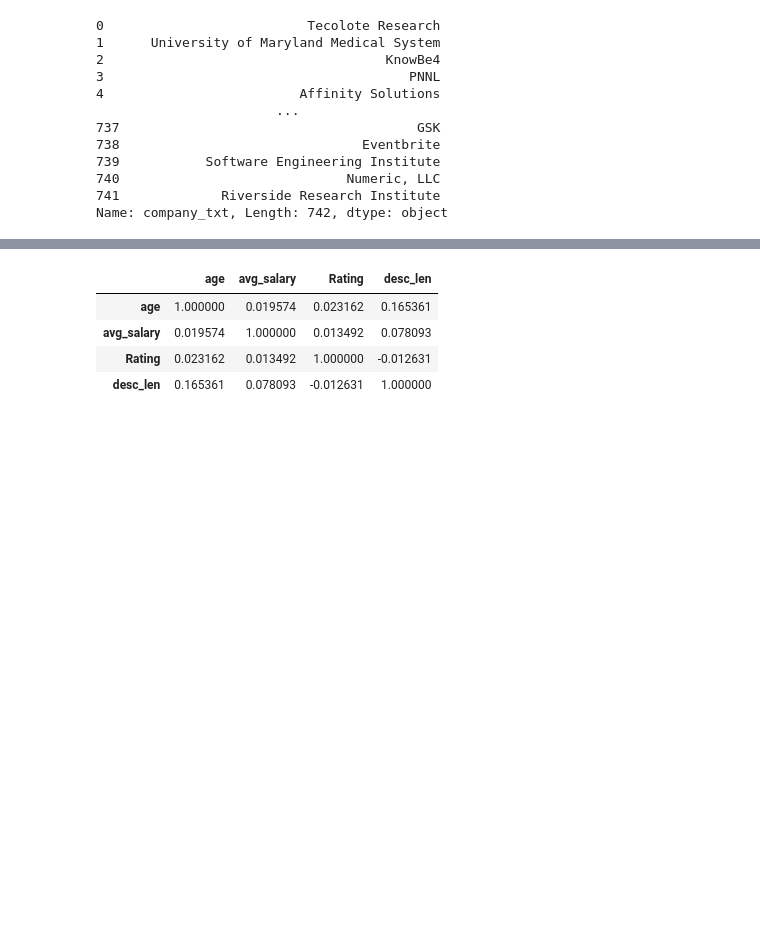
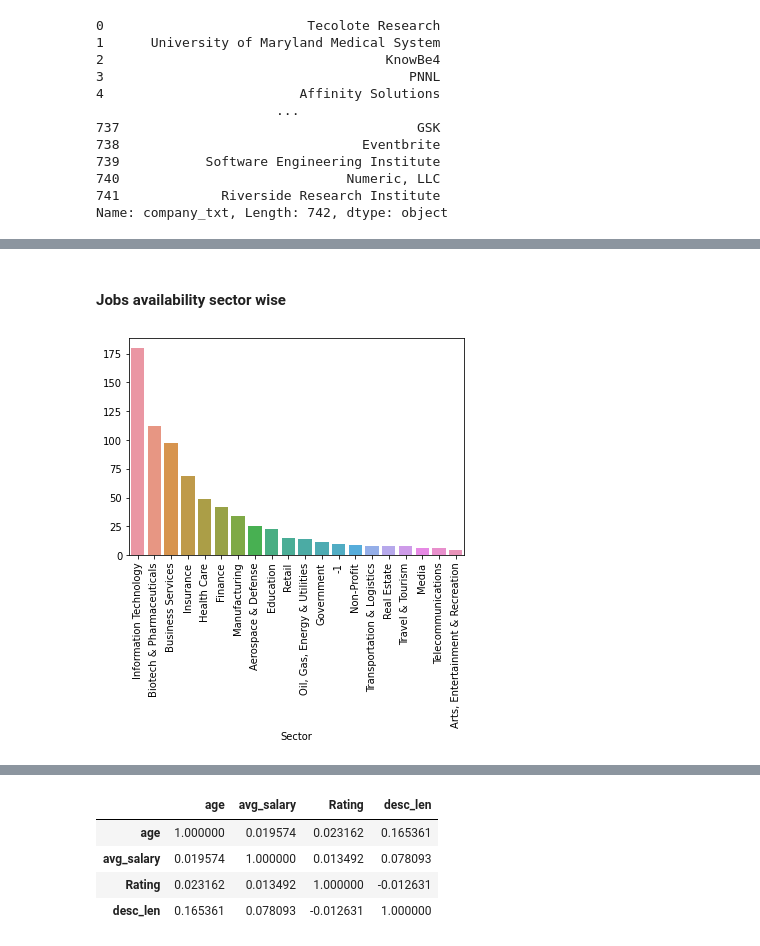
Before and after one commit to onkar33buchke/Python_data-cleaning_and_EDA, a Jupyter notebook: data_EDA.ipynb, the cells around one changed output, grey strips where cells are left out. Saved outputs shown, nothing was run; the diff lists cells and outputs as text; code cells hidden in the pictures; blank space fills up the shorter version.

```diff
--- a/data_EDA.ipynb
+++ b/data_EDA.ipynb
@@ -194,0 +231,13 @@ df.Rating.hist()
+# %% [markdown]
+#### Jobs availability sector wise
+# %%
+sec = df['Sector'].value_counts()[:20]
+
+sns.barplot(x=sec.index,y=sec)
+
+plt.xlabel("Sector")
+plt.ylabel("")
+plt.xticks(rotation=90)
+plt.show()
+# %% [output]
+[figure, added]
```
Also changed, not shown: parts of 37 cells of this notebook, 1 other file.
